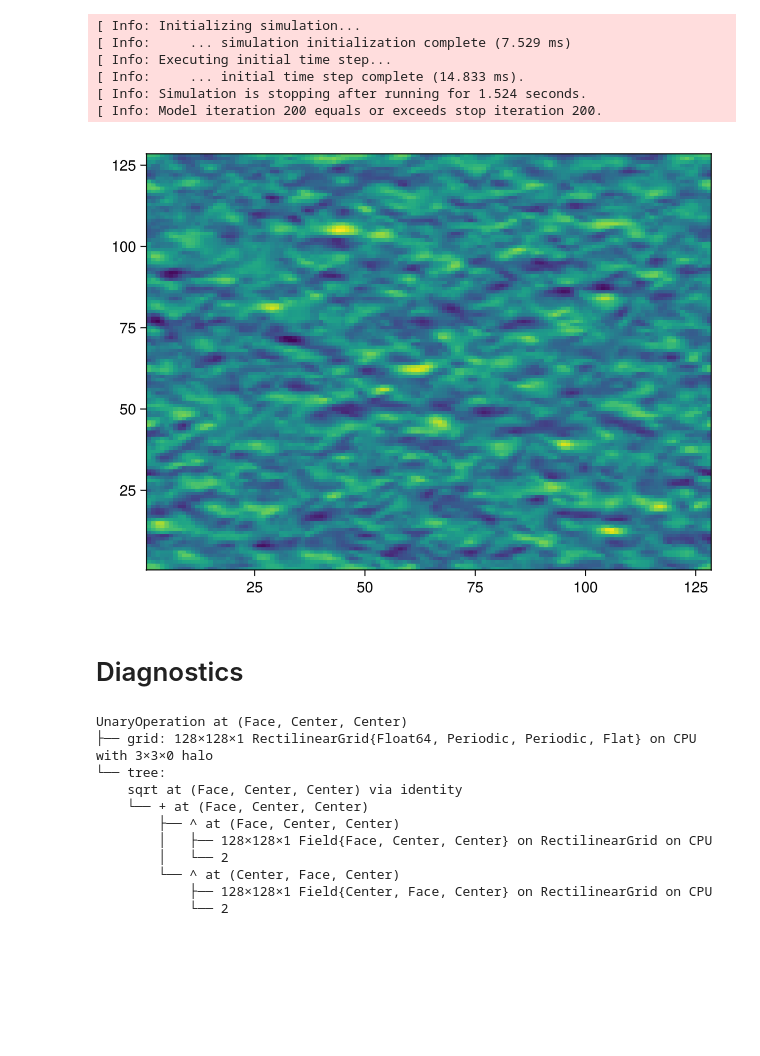
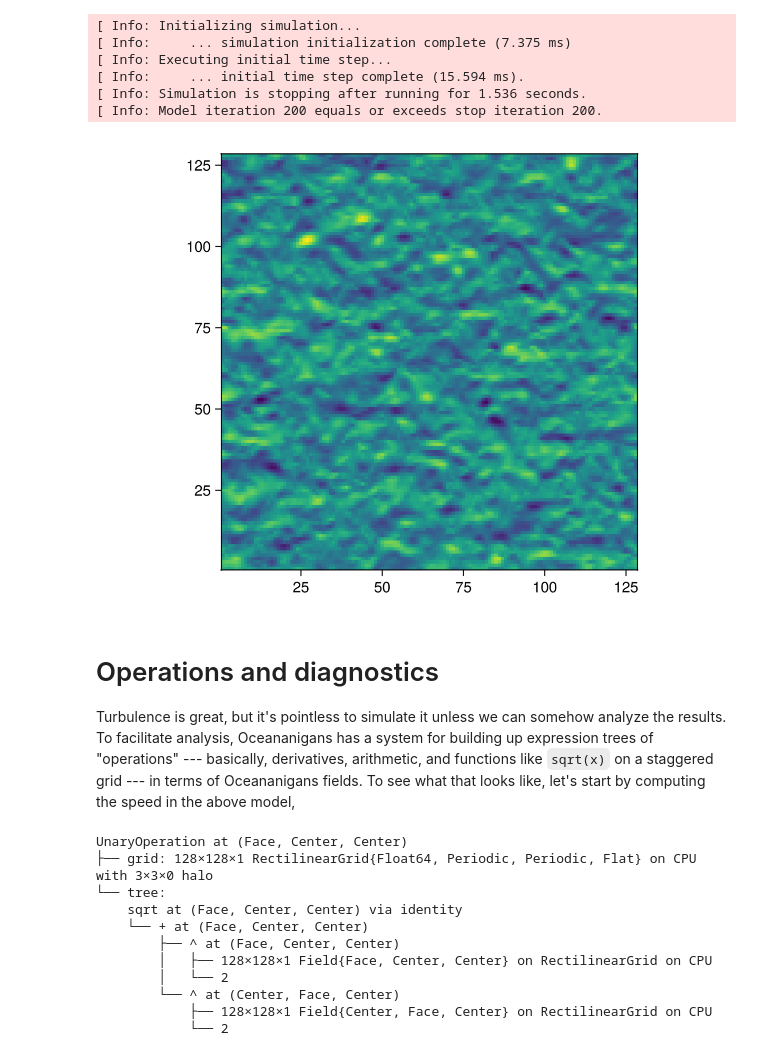
Before and after one commit to glwagner/SwimLessons.jl, a Jupyter notebook: lessons/02_two_dimensional_turbulence.ipynb, the cells around one changed output. Drawn from its saved outputs; the diff is of its cells as text; code cells hidden in the pictures; blank space fills up the shorter version.

```diff
--- a/lessons/02_two_dimensional_turbulence.ipynb
+++ b/lessons/02_two_dimensional_turbulence.ipynb
@@ -1,25 +16,29 @@
 # %%
 using Oceananigans
 using GLMakie
 
 Nx = Ny = 128
 grid = RectilinearGrid(size=(Nx, Ny), x=(0, 1), y=(0, 1), topology=(Periodic, Periodic, Flat))
 model = NonhydrostaticModel(; grid, advection=WENO(order=5))
 ui(x, y) = randn()
 set!(model, u=ui, v=ui)
 simulation = Simulation(model, Δt=0.1/Nx, stop_iteration=200)
 run!(simulation)
-heatmap(interior(model.velocities.u, :, :, 1))
+heatmap(interior(model.velocities.u, :, :, 1), axis=(; aspect=1))
 # %% [output]
 [ Info: Initializing simulation...
-[ Info:     ... simulation initialization complete (7.529 ms)
+[ Info:     ... simulation initialization complete (7.375 ms)
 [ Info: Executing initial time step...
-[ Info:     ... initial time step complete (14.833 ms).
-[ Info: Simulation is stopping after running for 1.524 seconds.
+[ Info:     ... initial time step complete (15.594 ms).
+[ Info: Simulation is stopping after running for 1.536 seconds.
 [ Info: Model iteration 200 equals or exceeds stop iteration 200.
-[figure, old version]
+[figure, new version]
 # %% [markdown]
-# Diagnostics
+# Operations and diagnostics
+
+Turbulence is great, but it's pointless to simulate it unless we can somehow analyze the results.
+To facilitate analysis, Oceananigans has a system for building up expression trees of "operations" --- basically, derivatives, arithmetic, and functions like `sqrt(x)` on a staggered grid --- in terms of Oceananigans fields.
+To see what that looks like, let's start by computing the speed in the above model,
 # %%
 u, v, w = model.velocities
 s_op = sqrt(u^2 + v^2)
```
Also changed, not shown: parts of 25 cells of this notebook, 4 other files.
